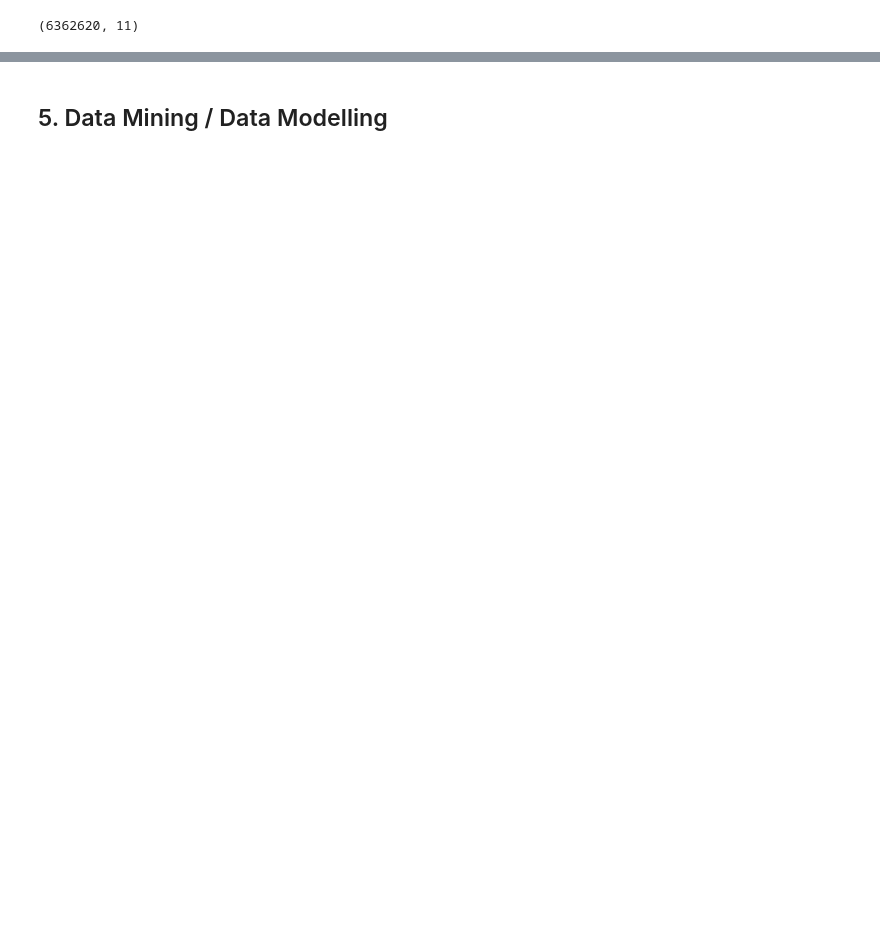
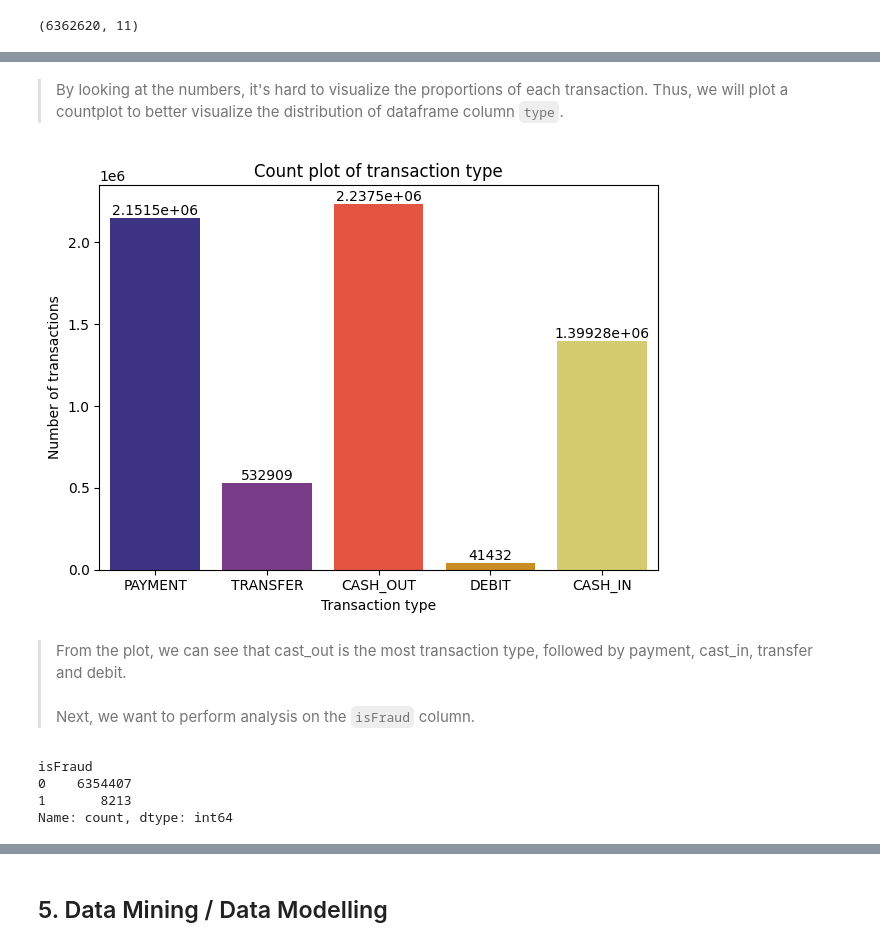
Before and after one commit to V3ness/Data-Science-Fundamentals-Project, a Jupyter notebook: project.ipynb, the cells around one changed output, grey strips where cells are left out. Cells and saved outputs as stored; diff of their text form; code cells hidden in the pictures; blank space fills up the shorter version.

```diff
--- a/project.ipynb
+++ b/project.ipynb
@@ -116,0 +148,27 @@ df.describe()
+# %% [markdown]
+>By looking at the numbers, it's hard to visualize the proportions of each transaction.
+> Thus, we will plot a countplot to better visualize the distribution of dataframe column `type`.
+# %%
+# Using seaborn package to plot the count of each type of transaction
+# Type of plot used is countplot
+ax = sns.countplot(x='type', data=df, palette='CMRmap')
+for container in ax.containers:
+    ax.bar_label(container)
+plt.title('Count plot of transaction type')
+plt.xlabel('Transaction type')
+plt.ylabel('Number of transactions')
+plt.tight_layout()
+# %% [output]
+[figure, added]
+# %% [markdown]
+>From the plot, we can see that cast_out is the most transaction type, followed by payment, cast_in, transfer and debit.
+<br><br>
+Next, we want to perform analysis on the `isFraud` column.
+# %%
+# Check the unique values in the column 'isFraud'
+df['isFraud'].value_counts()
+# %% [output]
+isFraud
+0    6354407
+1       8213
+Name: count, dtype: int64
```
Also changed, not shown: parts of 28 cells of this notebook.
